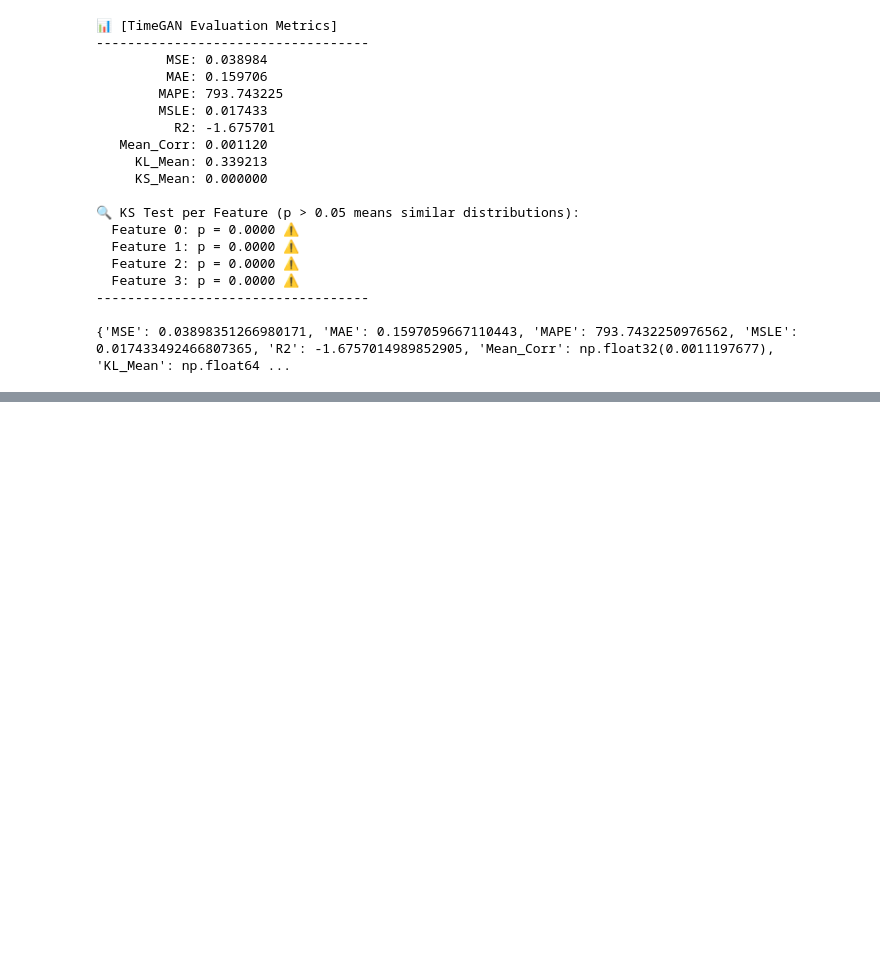
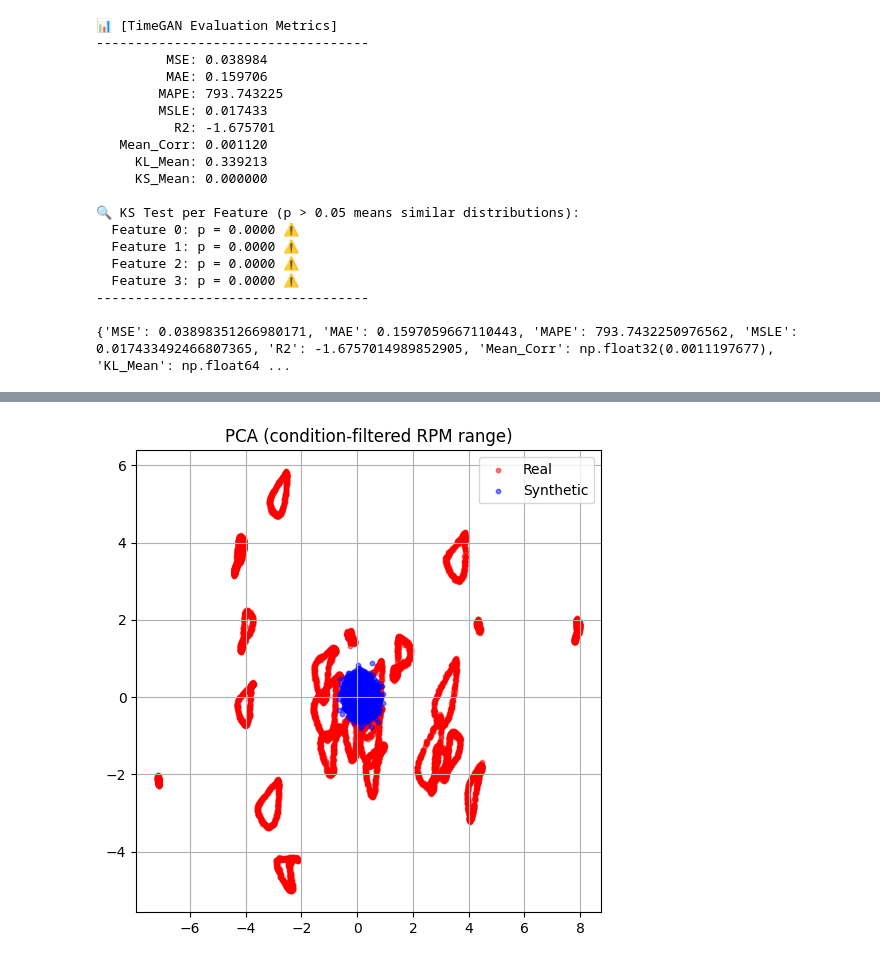
Before and after one commit to JBP1951/Thesis-TIMEGAN, a Jupyter notebook: Thesis copy 2/train_all_signals.ipynb, the cells around one changed output, grey strips where cells are left out. Saved outputs shown, nothing was run; the diff lists cells and outputs as text; code cells hidden in the pictures; blank space fills up the shorter version.

```diff
--- a/Thesis copy 2/train_all_signals.ipynb
+++ b/Thesis copy 2/train_all_signals.ipynb
@@ -2270,0 +2431,17 @@ model.train()
+# %%
+from sklearn.decomposition import PCA
+import matplotlib.pyplot as plt
+
+pca = PCA(n_components=2)
+pca_real = pca.fit_transform(real_flat)
+pca_syn  = pca.transform(syn_flat)
+
+plt.figure(figsize=(6,6))
+plt.scatter(pca_real[:,0], pca_real[:,1], s=10, c="red", alpha=0.5, label="Real")
+plt.scatter(pca_syn[:,0],  pca_syn[:,1],  s=10, c="blue", alpha=0.5, label="Synthetic")
+plt.legend()
+plt.title("PCA (condition-filtered RPM range)")
+plt.grid()
+plt.show()
+# %% [output]
+[figure, added]
```
Also changed, not shown: parts of 11 cells of this notebook, 1 other file.
